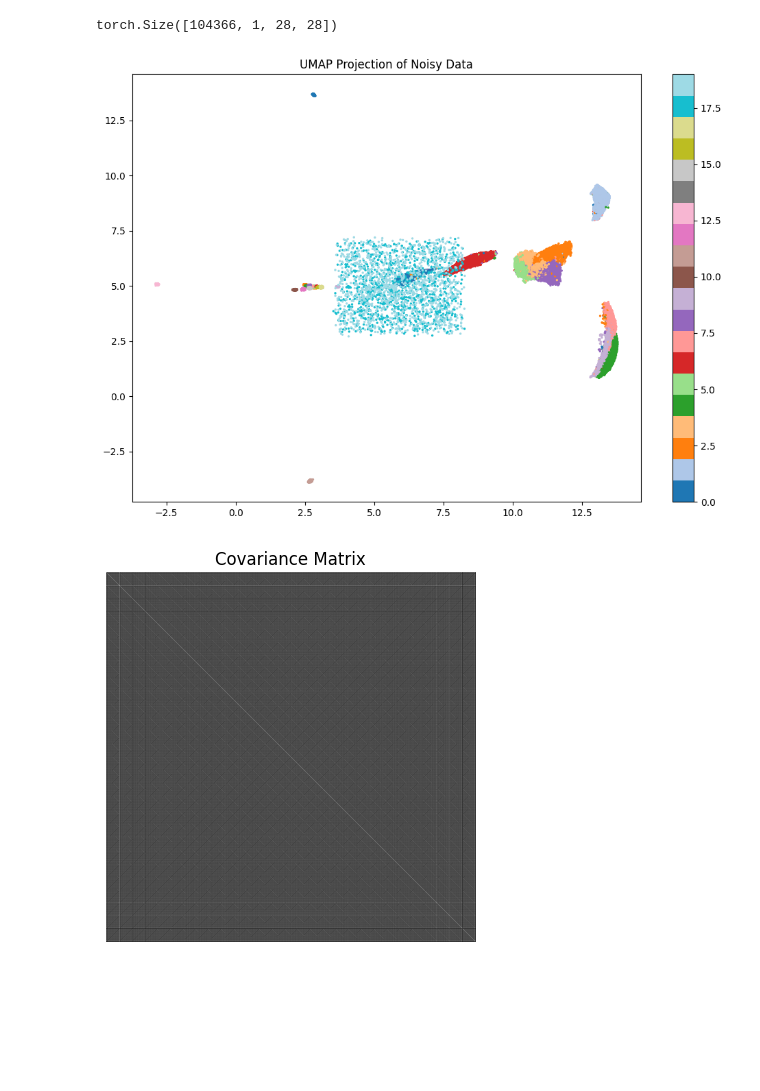
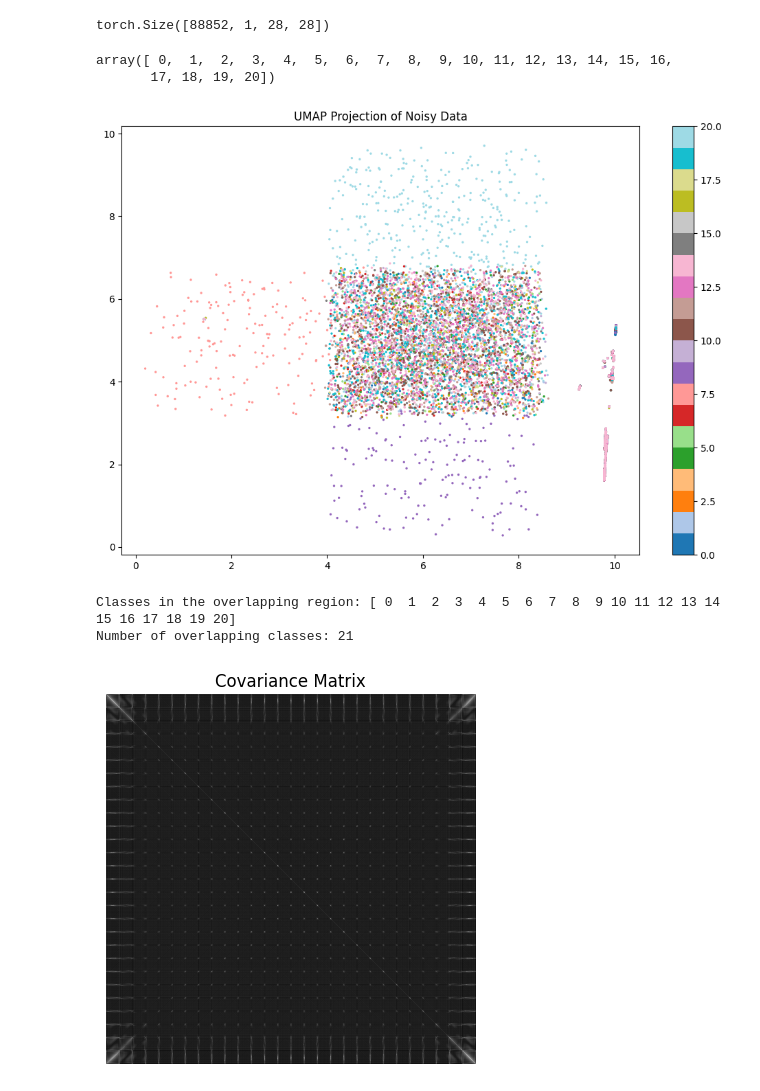
Before and after one commit to VishalLa/MathAI-Prototype, a Jupyter notebook: CNN_Model/pca.ipynb, the cells around one changed output. Drawn from its saved outputs; the diff is of its cells as text; code cells hidden in the pictures; blank space fills up the shorter version.

```diff
--- a/CNN_Model/pca.ipynb
+++ b/CNN_Model/pca.ipynb
@@ -5,13 +5,27 @@ from Covonutional_neural_network.modelUttils.loaddataset import load_dataset
 from Covonutional_neural_network.modelUttils.augment_dataset import add_label_noise
 # %%
 folder_paths = [
-    "C:\\Users\\visha\\OneDrive\\Desktop\\entiredataset\\digitdataset1",
-    'C:\\Users\\visha\\OneDrive\\Desktop\\entiredataset\\symbols\\-',
-    'C:\\Users\\visha\\OneDrive\\Desktop\\entiredataset\\symbols\\(',
-    'C:\\Users\\visha\\OneDrive\\Desktop\\entiredataset\\symbols\\)',
-    'C:\\Users\\visha\\OneDrive\\Desktop\\entiredataset\\symbols\\+',
-    'C:\\Users\\visha\\OneDrive\\Desktop\\entiredataset\\symbols\\x',
-    'C:\\Users\\visha\\OneDrive\\Desktop\\entiredataset\\symbols\\÷',
+    'C:\\Users\\visha\\OneDrive\\Desktop\\entiredataset\\dataset\\symbols\\(',
+    'C:\\Users\\visha\\OneDrive\\Desktop\\entiredataset\\dataset\\symbols\\)',
+    'C:\\Users\\visha\\OneDrive\\Desktop\\entiredataset\\dataset\\0',
+    'C:\\Users\\visha\\OneDrive\\Desktop\\entiredataset\\dataset\\1',
+    'C:\\Users\\visha\\OneDrive\\Desktop\\entiredataset\\dataset\\2',
+    'C:\\Users\\visha\\OneDrive\\Desktop\\entiredataset\\dataset\\3',
+    'C:\\Users\\visha\\OneDrive\\Desktop\\entiredataset\\dataset\\4',
+    'C:\\Users\\visha\\OneDrive\\Desktop\\entiredataset\\dataset\\5',
+    'C:\\Users\\visha\\OneDrive\\Desktop\\entiredataset\\dataset\\6',
+    'C:\\Users\\visha\\OneDrive\\Desktop\\entiredataset\\dataset\\7',
+    'C:\\Users\\visha\\OneDrive\\Desktop\\entiredataset\\dataset\\8',
+    'C:\\Users\\visha\\OneDrive\\Desktop\\entiredataset\\dataset\\9',
+    'C:\\Users\\visha\\OneDrive\\Desktop\\entiredataset\\dataset\\add','C:\\Users\\visha\\OneDrive\\Desktop\\entiredataset\\dataset\\dec','C:\\Users\\visha\\OneDrive\\Desktop\\entiredataset\\dataset\\div',
+    'C:\\Users\\visha\\OneDrive\\Desktop\\entiredataset\\dataset\\eq',
+    'C:\\Users\\visha\\OneDrive\\Desktop\\entiredataset\\dataset\\mul',"C:\\Users\\visha\\OneDrive\\Desktop\\entiredataset\\dataset\\sub",
+    'C:\\Users\\visha\\OneDrive\\Desktop\\entiredataset\\dataset\\x',
+    'C:\\Users\\visha\\OneDrive\\Desktop\\entiredataset\\dataset\\y',
+    'C:\\Users\\visha\\OneDrive\\Desktop\\entiredataset\\dataset\\z',
+    'C:\\Users\\visha\\OneDrive\\Desktop\\entiredataset\\dataset\\symbols\\+',
+    'C:\\Users\\visha\\OneDrive\\Desktop\\entiredataset\\dataset\\symbols\\x',
+    'C:\\Users\\visha\\OneDrive\\Desktop\\entiredataset\\dataset\\symbols\\÷',
 ]
 # %%
 X, y = load_dataset(folder_path=folder_paths)
@@ -21,22 +50,44 @@ Total images lodded: 104366
 # %%
 X.shape
 # %% [output]
-torch.Size([104366, 1, 28, 28])
+torch.Size([88852, 1, 28, 28])
+# %%
+np.unique(y)
+# %% [output]
+array([ 0,  1,  2,  3,  4,  5,  6,  7,  8,  9, 10, 11, 12, 13, 14, 15, 16,
+       17, 18, 19, 20])
 # %%
 X = X.reshape(-1, 28*28)
 # %%
 import umap.umap_ as umap
-umap_model = umap.UMAP(n_components=701)
+umap_model = umap.UMAP(n_components=28*28)
 X_umap = umap_model.fit_transform(X)
 
 plt.figure(figsize=(10, 7))
 plt.scatter(X_umap[:, 0], X_umap[:, 1], c=y, cmap='tab20', s=2)
 plt.title("UMAP Projection of Noisy Data")
 plt.colorbar()
 plt.tight_layout()
 plt.show()
 # %% [output]
-[figure, old version]
+[figure, new version]
+# %%
+# Define a bounding box for the central region (adjust as needed)
+x_min, x_max = 4, 10  # X-axis range for the central cluster
+y_min, y_max = 2, 6   # Y-axis range for the central cluster
+
+# Filter points in the central region
+central_region = (X_umap[:, 0] >= x_min) & (X_umap[:, 0] <= x_max) & \
+                 (X_umap[:, 1] >= y_min) & (X_umap[:, 1] <= y_max)
+
+# Get the unique classes in the central region
+overlapping_classes = np.unique(y[central_region])
+
+print(f"Classes in the overlapping region: {overlapping_classes}")
+print(f"Number of overlapping classes: {len(overlapping_classes)}")
+# %% [output]
+Classes in the overlapping region: [ 0  1  2  3  4  5  6  7  8  9 10 11 12 13 14 15 16 17 18 19 20]
+Number of overlapping classes: 21
 # %%
 X -= X.mean(axis=0)
 cov = X.T@X / X.shape[0]
@@ -46,7 +97,7 @@ plt.title('Covariance Matrix')
 plt.axis('off')
 plt.show()
 # %% [output]
-[figure, old version]
+[figure, new version]
 # %%
 eigenvalues, eigenvectors = np.linalg.eig(cov)
 sorted_eigenvalues = np.argsort(eigenvalues)[::-1]
```
Also changed, not shown: parts of 5 cells of this notebook, 5 other files.
